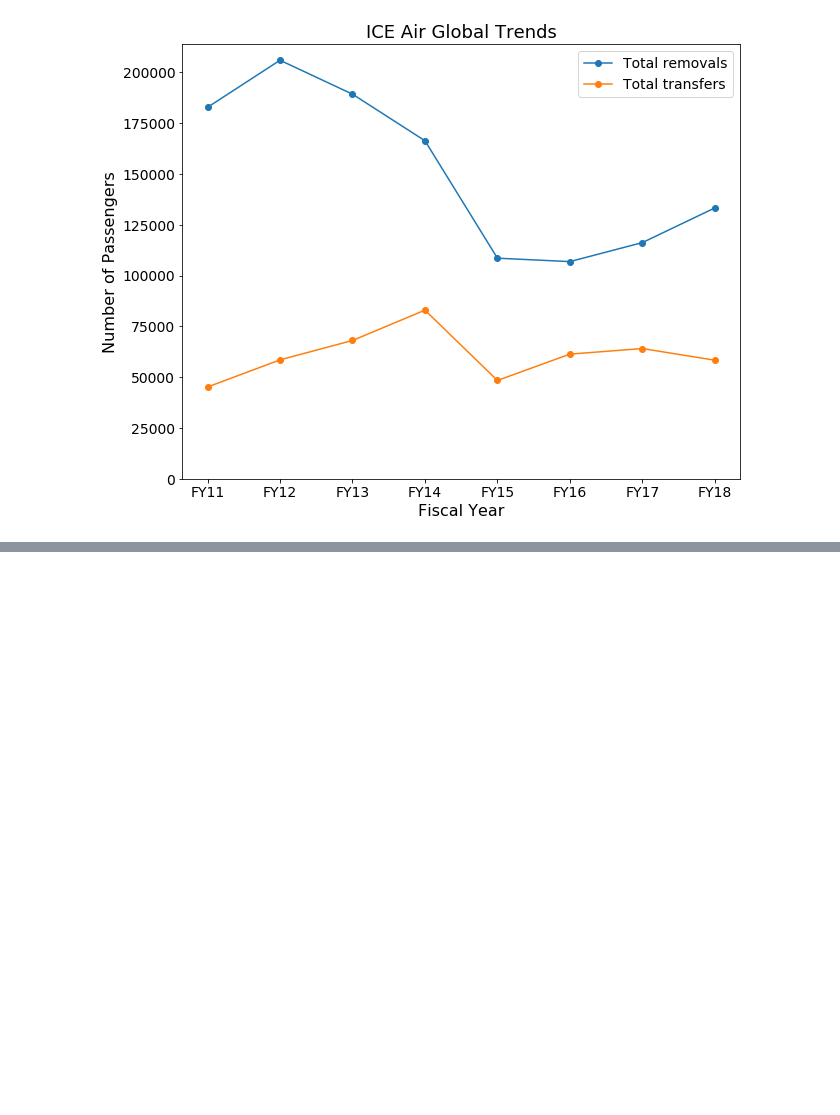
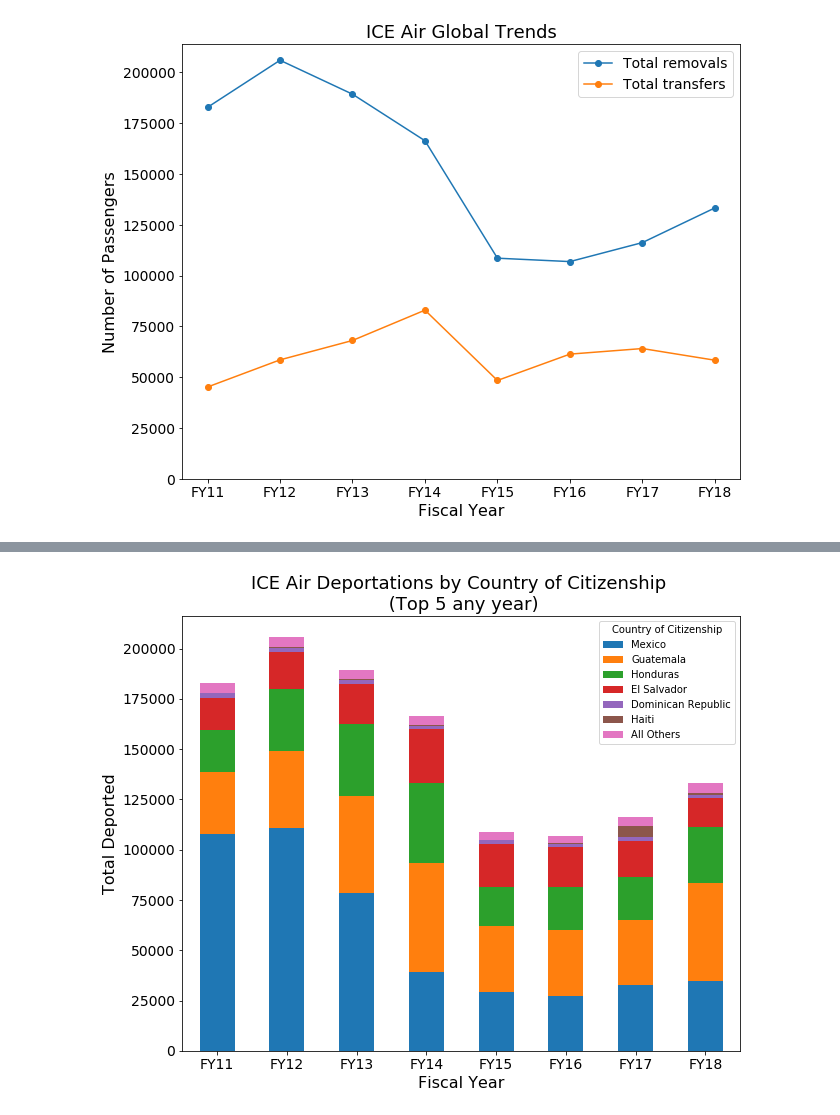
Before and after one commit to UWCHR/ice-air, a Jupyter notebook: analyze/note/global.ipynb, the cells around one changed output, grey strips where cells are left out. Cells and saved outputs as stored; diff of their text form; code cells hidden in the pictures; blank space fills up the shorter version.

```diff
--- a/analyze/note/global.ipynb
+++ b/analyze/note/global.ipynb
@@ -511,0 +498,35 @@ country_of_citizenship_trend(top_5_data,
+# %%
+top_5_df = pd.DataFrame()
+
+for year in country_of_citizenship_by_year.index.unique():
+    temp = country_of_citizenship_by_year.loc[f'{year}'][['CountryOfCitizenship', 'AlienMasterID']]
+    temp_top_5 = temp[temp['CountryOfCitizenship'].isin(list(set(in_top_5)))]
+    if len(temp) > 5:
+        all_others = temp[~temp['CountryOfCitizenship'].isin(list(set(in_top_5)))]
+        all_other_count = sum(all_others['AlienMasterID'])
+    else:
+        all_other_count = 0
+    other_df = pd.DataFrame([['ALL OTHERS', all_other_count]],
+                            columns=['CountryOfCitizenship',
+                                     'AlienMasterID'],
+                            index=[year])
+    temp_top_5 = temp_top_5.append(other_df)
+    top_5_df = top_5_df.append(temp_top_5)
+
+top_5_df.sort_index(inplace=True)
+top_5_df.index = [f'FY{str(x)[2:4]}' for x in top_5_df.index.year + 1]
+
+top_5_data = pd.pivot_table(data=top_5_df,
+                       index=top_5_df.index,
+                       columns='CountryOfCitizenship',
+                       values='AlienMasterID',
+                       aggfunc=np.sum,
+                       fill_value=0)
+
+top_5_data = top_5_data.reindex(top_5_data.sum().sort_values(ascending=False).index, axis=1)
+cols = list(top_5_data.columns)
+cols.remove('ALL OTHERS')
+cols.append('ALL OTHERS')
+top_5_data = top_5_data[cols]
+top_5_data.columns = top_5_data.columns.str.title()
+top_5_data.columns.name = 'Country of Citizenship'
@@ -511,0 +546,8 @@ country_of_citizenship_trend(top_5_data,
+# %%
+country_of_citizenship_trend(top_5_data,
+                             title='ICE Air Deportations by Country of Citizenship \n (Top 5 any year)',
+                             filename=f'top5_total_deportation_nationalities_any_year',
+                             ylabel='Total Deported',
+                             xlabel='Fiscal Year');
+# %% [output]
+[figure, added]
```
Also changed, not shown: parts of 41 cells of this notebook, 1 other file.
